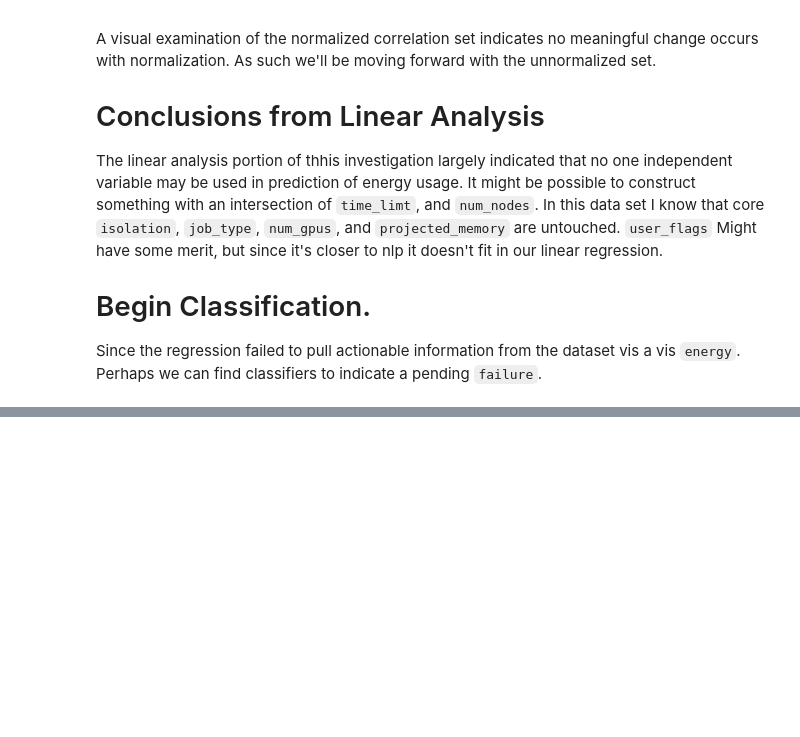
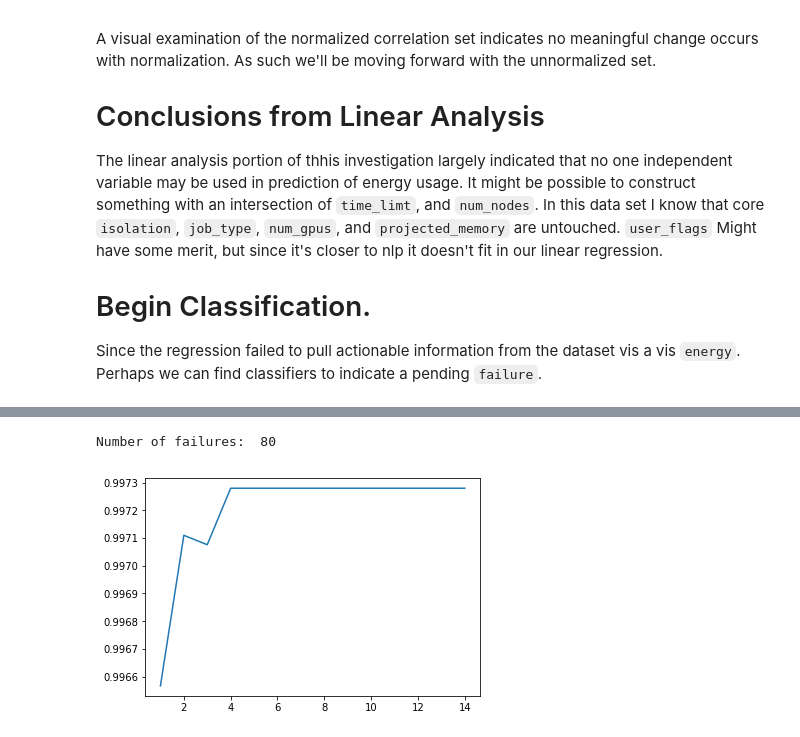
Before and after one commit to mew2057/CAST, a Jupyter notebook: csm_big_data/python3/sandbox.ipynb, the cells around one changed output, grey strips where cells are left out. Cells and saved outputs as stored; diff of their text form; code cells hidden in the pictures; blank space fills up the shorter version.

Commit message:
Exploratory Data Analysis

```diff
--- a/csm_big_data/python3/sandbox.ipynb
+++ b/csm_big_data/python3/sandbox.ipynb
@@ -893,0 +900,27 @@ plt.legend(bbox_to_anchor=(1, 1), loc=1, borderaxespad=0.)
+# %%
+# Now we have a feature set we can start doing classification on.
+# Note: I've dropped users for these tests to generate a general model.
+
+# Let's pick independent variables from our data set.
+# We're missing some data in this dataset, but since there was no variance in these
+# fields there's no good reason to run them in our model.
+trainCols=["num_nodes","time_limit"]
+
+X=pFDF[trainCols].values
+Y=pFDF["failed"].values
+X = preprocessing.StandardScaler().fit(X).transform(X.astype(float))
+X_train, X_test, y_train, y_test = train_test_split( X, Y, test_size=0.2, random_state=1*15485863)
+# %%
+from sklearn.model_selection import cross_val_score
+kmax  = 8
+kVals = range(1,kmax)
+neighs = []
+
+
+# Train on the data with different values of K
+for k in kVals:
+    # Let's Randomize the data each time.
+    neigh = KNeighborsClassifier(n_neighbors = k)#.fit(X_train,y_train)
+    print("Running Cross Validation; k : ", k)
+    neighs.append(cross_val_score(neigh, X_train, y_train, cv=5).mean())
+    print("    Computed Mean Score: ", neighs[-1])
@@ -893,0 +945,11 @@ plt.legend(bbox_to_anchor=(1, 1), loc=1, borderaxespad=0.)
+# %%
+# Our score seems to max at 4-6? How many failures are in the train set?
+sns.lineplot(kVals, neighs)
+
+# Looks like there are 68 failures in the training set, it looks like k=4-6 is our answer for this dataset.
+# I tried  several assortments of the data to control for local maxima. 4 Seems to be the most common accuracy maximizer
+failures = [i for i in y_train if i == 1 ]
+print ("Number of failures: ", len(failures))
+# %% [output]
+Number of failures:  80
+[figure, added]
```
Also changed, not shown: parts of 14 cells of this notebook.
